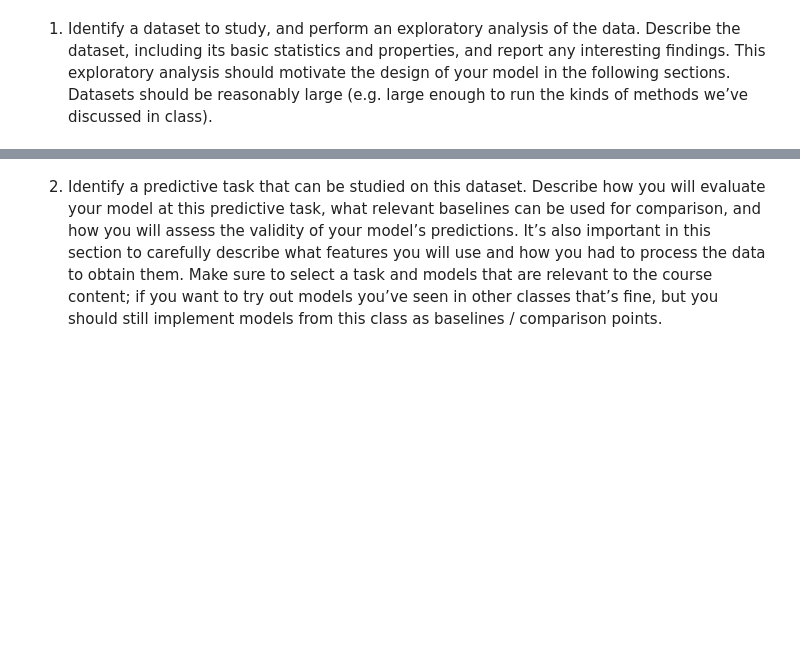
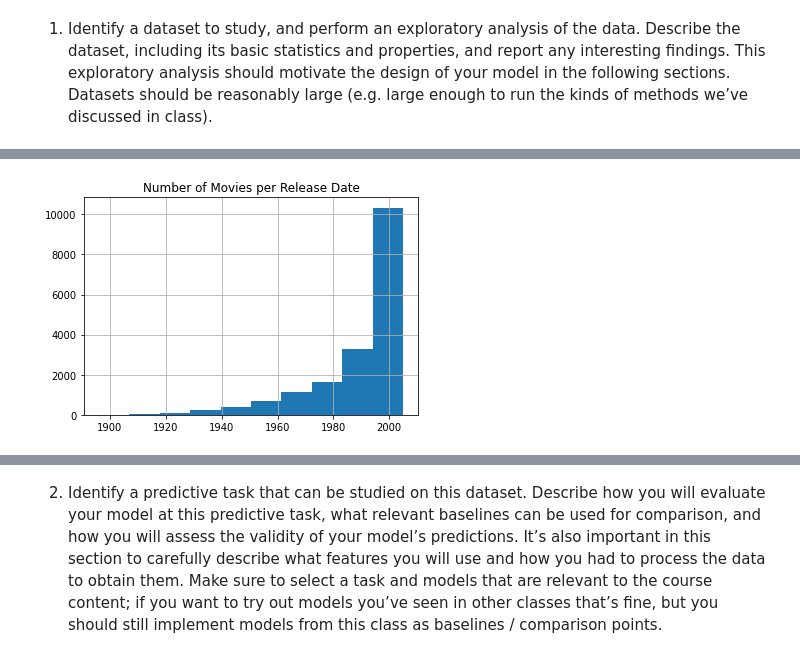
Before and after one commit to KaiMJ/netflix-recommendation, a Jupyter notebook: display.ipynb, the cells around one changed output, grey strips where cells are left out. Saved outputs shown, nothing was run; the diff lists cells and outputs as text; code cells hidden in the pictures; blank space fills up the shorter version.

Commit message:
Basic Visualization

```diff
--- a/display.ipynb
+++ b/display.ipynb
@@ -6,0 +74,10 @@ class).
+# %%
+# movies_titles.txt
+# MovieID,YearOfRelease,Title
+
+movies = pd.read_csv('data/movie_titles.csv',
+                     usecols=range(3),
+                     encoding="ISO-8859-1",
+                    lineterminator='\n',
+                    header=None)
+movies.rename(columns={0: "MovieID", 1:"Date", 2:"Title"}, inplace=True)
@@ -6,0 +105,6 @@ class).
+# %%
+movies['Date'].hist()
+plt.title("Number of Movies per Release Date")
+plt.show()
+# %% [output]
+[figure, added]
```
Also changed, not shown: parts of 14 cells of this notebook, 1 other file.
